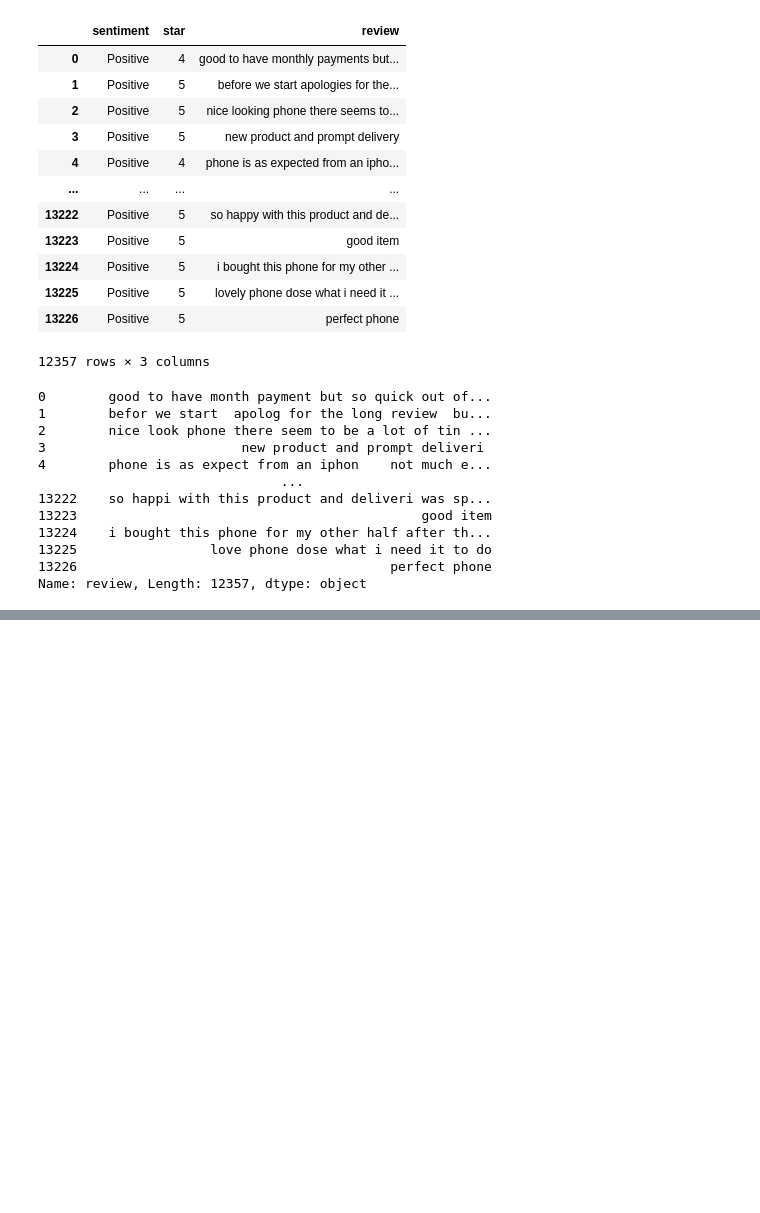
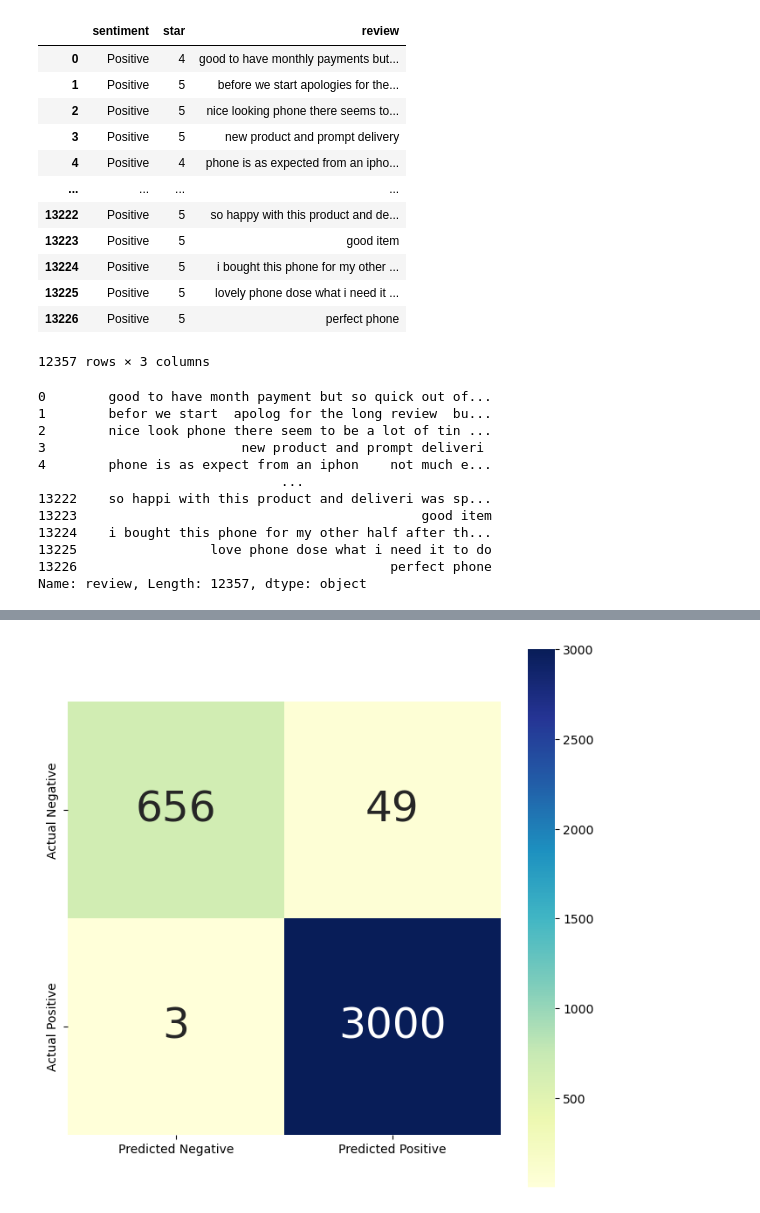
Before and after one commit to hasanenesguray/IDSA-DSBootcamp, a Jupyter notebook: Projects/Istanbul Data Science Academy - 4. Project/Amazon Comments - NLP.ipynb, the cells around one changed output, grey strips where cells are left out. Drawn from its saved outputs; the diff is of its cells as text; code cells hidden in the pictures; blank space fills up the shorter version.

```diff
--- a/Projects/Istanbul Data Science Academy - 4. Project/Amazon Comments - NLP.ipynb
+++ b/Projects/Istanbul Data Science Academy - 4. Project/Amazon Comments - NLP.ipynb
@@ -173,0 +229,4 @@ X_train, X_test, y_train, y_test = train_test_split(X, y, test_size=0.3, random_
+# %%
+# DataFrame created using the 2-bin N-Gram method
+lr.fit(X_train_cv2, y_train)
+y_pred_cv2 = lr.predict(X_test_cv2)
@@ -173,0 +260,5 @@ X_train, X_test, y_train, y_test = train_test_split(X, y, test_size=0.3, random_
+# %%
+# The error matrix we obtained from our second model
+cm2 = conf_matrix(y_test, y_pred_cv2)
+# %% [output]
+[figure, added]
```
Also changed, not shown: parts of 16 cells of this notebook, 3 other files.
